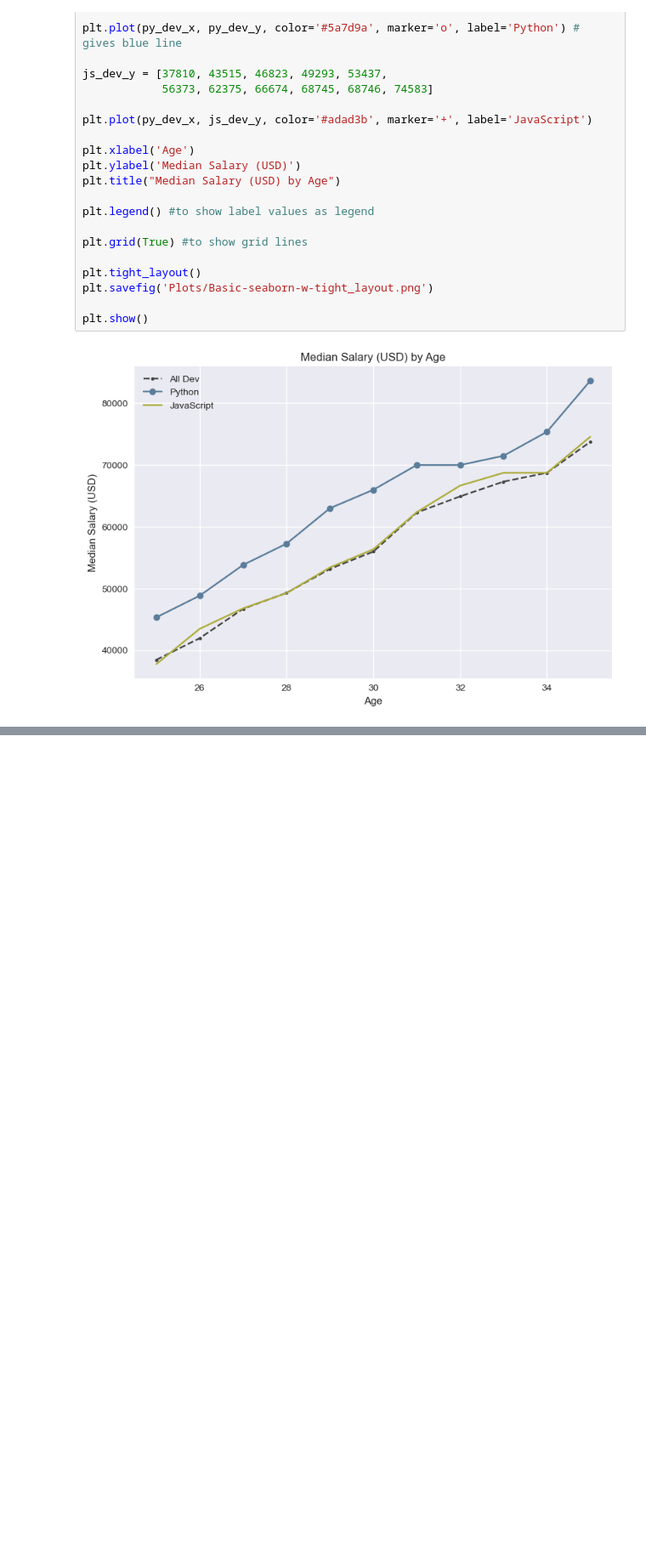
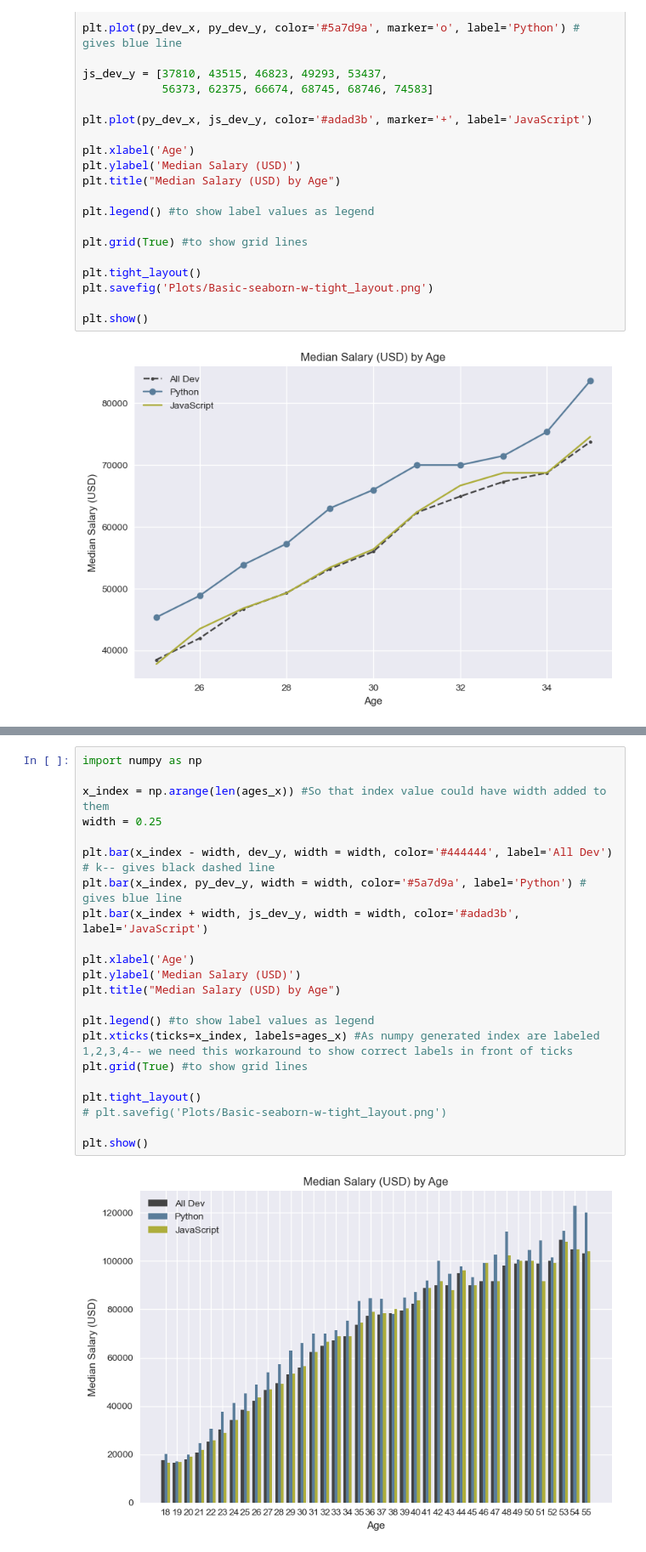
Before and after one commit to raovarun91/visualisations, a Jupyter notebook: Samples-Matplotlib.ipynb, the cells around one changed output, grey strips where cells are left out. Shown at 85% size. Drawn from its saved outputs; the diff is of its cells as text; blank space fills up the shorter version.

```diff
--- a/Samples-Matplotlib.ipynb
+++ b/Samples-Matplotlib.ipynb
@@ -170,0 +204,24 @@ plt.show()
+# %%
+import numpy as np
+
+x_index = np.arange(len(ages_x)) #So that index value could have width added to them
+width = 0.25
+
+plt.bar(x_index - width, dev_y, width = width, color='#444444', label='All Dev') # k-- gives black dashed line
+plt.bar(x_index, py_dev_y, width = width, color='#5a7d9a', label='Python') #  gives blue line
+plt.bar(x_index + width, js_dev_y, width = width, color='#adad3b', label='JavaScript')
+
+plt.xlabel('Age')
+plt.ylabel('Median Salary (USD)')
+plt.title("Median Salary (USD) by Age")
+
+plt.legend() #to show label values as legend
+plt.xticks(ticks=x_index, labels=ages_x) #As numpy generated index are labeled 1,2,3,4-- we need this workaround to show correct labels in front of ticks
+plt.grid(True) #to show grid lines
+
+plt.tight_layout()
+# plt.savefig('Plots/Basic-seaborn-w-tight_layout.png')
+
+plt.show()
+# %% [output]
+[figure, added]
```
Also changed, not shown: parts of 7 cells of this notebook, 2 other files.
